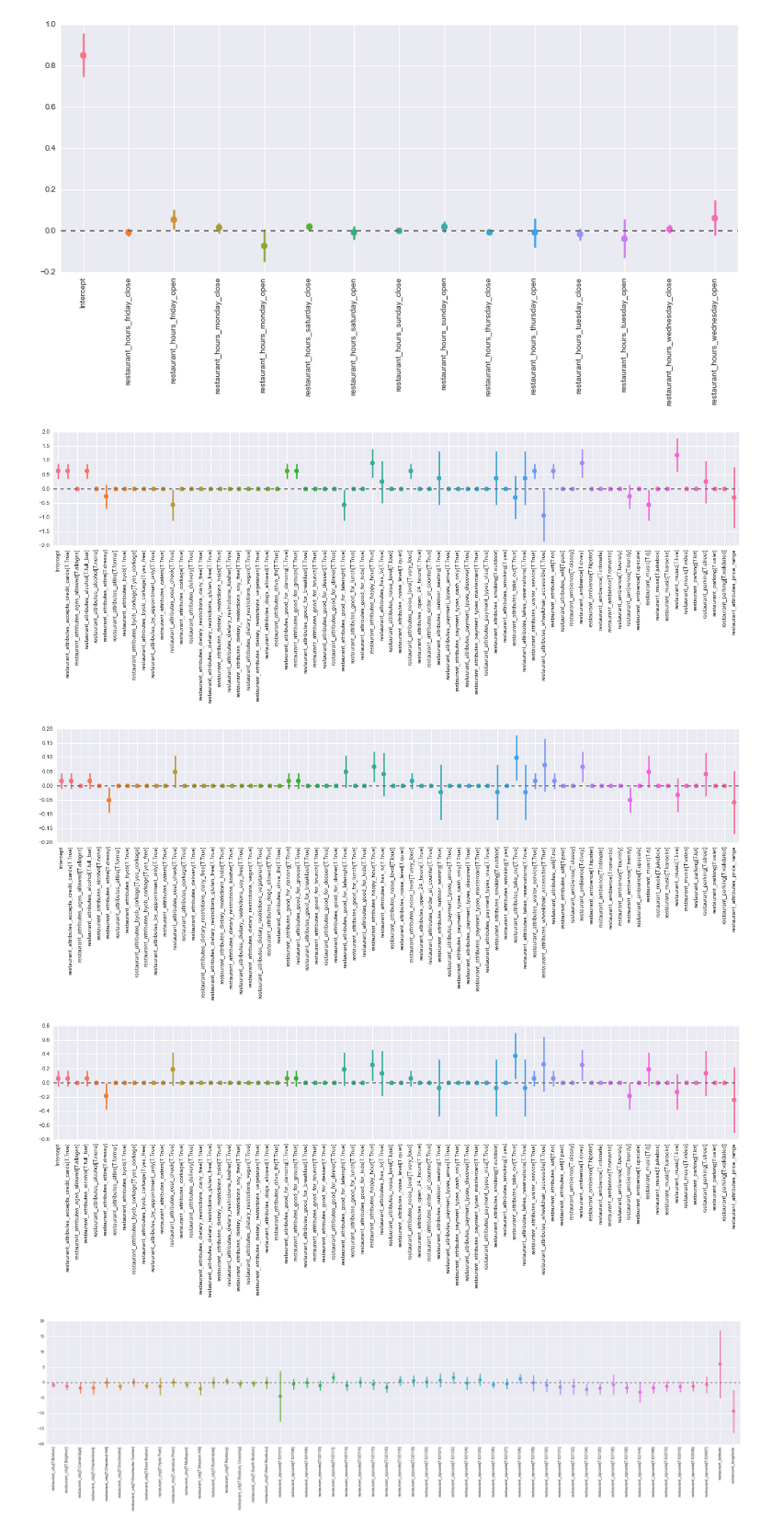
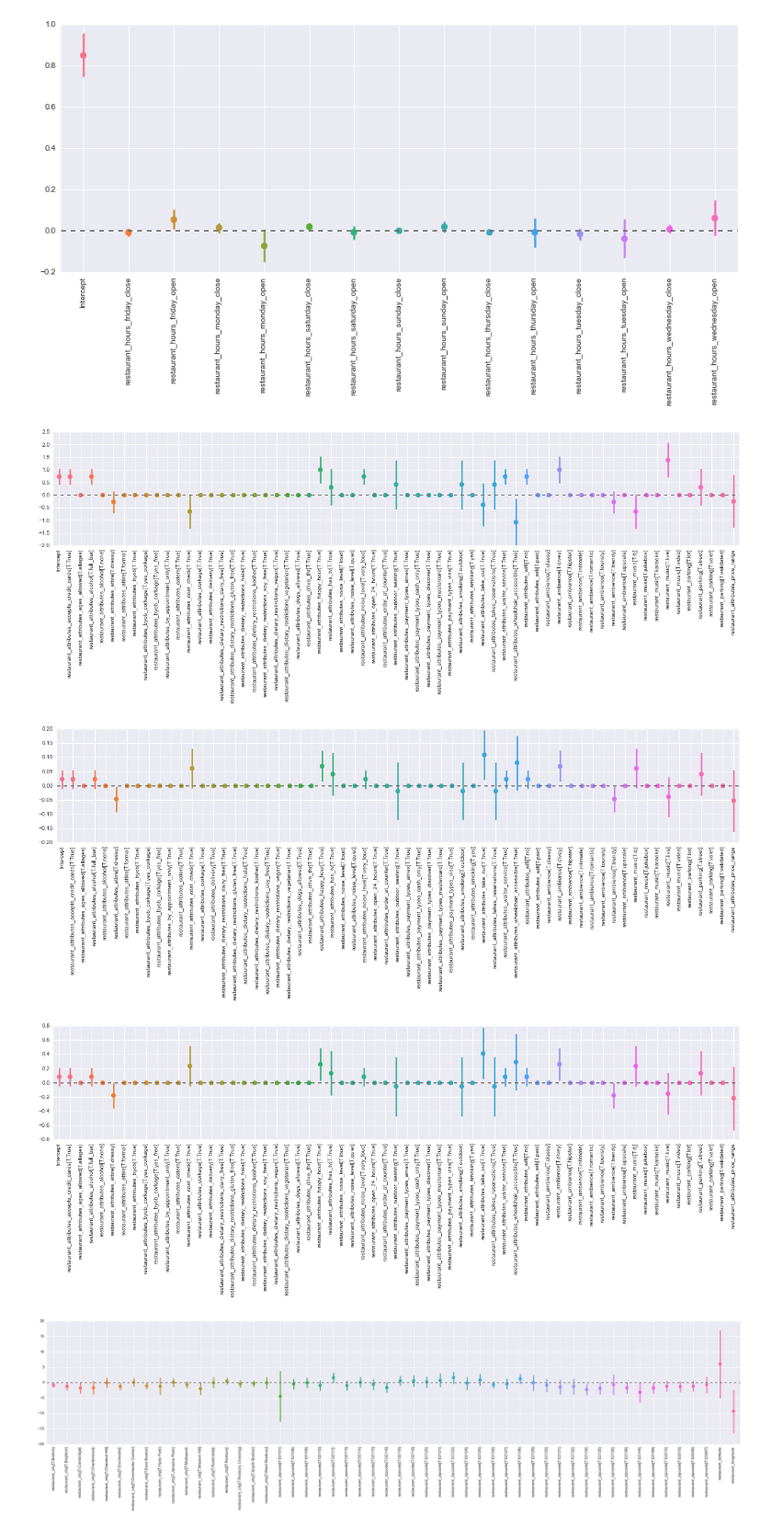
Before and after one commit to potatochip/kojak, a Jupyter notebook: flat_model_exploration.ipynb, the cells around one changed output. Shown at 92% size. Saved outputs shown, nothing was run; the diff lists cells and outputs as text; code cells hidden in the pictures.

```diff
--- a/flat_model_exploration.ipynb
+++ b/flat_model_exploration.ipynb
@@ -123,15 +123,15 @@ atts = X[[
  'restaurant_attributes_dietary_restrictions_vegetarian',
  'restaurant_attributes_dogs_allowed',
  'restaurant_attributes_drive_thr',
- 'restaurant_attributes_good_for_dancing',
- 'restaurant_attributes_good_for_groups',
- 'restaurant_attributes_good_for_breakfast',
- 'restaurant_attributes_good_for_brunch',
- 'restaurant_attributes_good_for_dessert',
- 'restaurant_attributes_good_for_dinner',
- 'restaurant_attributes_good_for_latenight',
- 'restaurant_attributes_good_for_lunch',
- 'restaurant_attributes_good_for_kids',
+#  'restaurant_attributes_good_for_dancing',
+#  'restaurant_attributes_good_for_groups',
+#  'restaurant_attributes_good_for_breakfast',
+#  'restaurant_attributes_good_for_brunch',
+#  'restaurant_attributes_good_for_dessert',
+#  'restaurant_attributes_good_for_dinner',
+#  'restaurant_attributes_good_for_latenight',
+#  'restaurant_attributes_good_for_lunch',
+#  'restaurant_attributes_good_for_kids',
  'restaurant_attributes_happy_hour',
  'restaurant_attributes_has_tv',
  'restaurant_attributes_noise_level',
@@ -143,36 +143,36 @@ atts = X[[
  'restaurant_attributes_payment_types_discover',
  'restaurant_attributes_payment_types_mastercard',
  'restaurant_attributes_payment_types_visa',
  'restaurant_attributes_price_range',
  'restaurant_attributes_smoking',
  'restaurant_attributes_take_out',
  'restaurant_attributes_takes_reservations',
  'restaurant_attributes_waiter_service',
  'restaurant_attributes_wheelchair_accessible',
  'restaurant_attributes_wifi',
  'restaurant_ambience',
  'restaurant_music',
  'restaurant_parking'
          ]]
 sns.mpl.rc("figure", figsize=(14,14))
 X_formula = " + ".join([i for i in atts.columns.tolist()])
 
 scores = ['score_lvl_1', 'score_lvl_2', 'score_lvl_3']
 for score in scores:
     formula = score + " ~ " + X_formula
     print("\n* Formula: {}".format(formula))
 
     # seaborn can't handle categorical data type so have to convert_objects first
     g = sns.coefplot(formula, data.convert_objects(), intercept=True)
     plt.xticks(rotation=90)
     plt.tight_layout()
     plt.savefig('visuals/restaurant_attributes_coefficients_' + score)
 
 sns.mpl.rc("figure", figsize=(14,10))
 # %% [output]
-[figure, old version]
+[figure, new version]
-[figure, old version]
+[figure, new version]
-[figure, old version]
+[figure, new version]
 # %%
 location_attributes = X[[
     'restaurant_city', 'restaurant_latitude',
```
Also changed, not shown: parts of 4 cells of this notebook, 30 other files.
